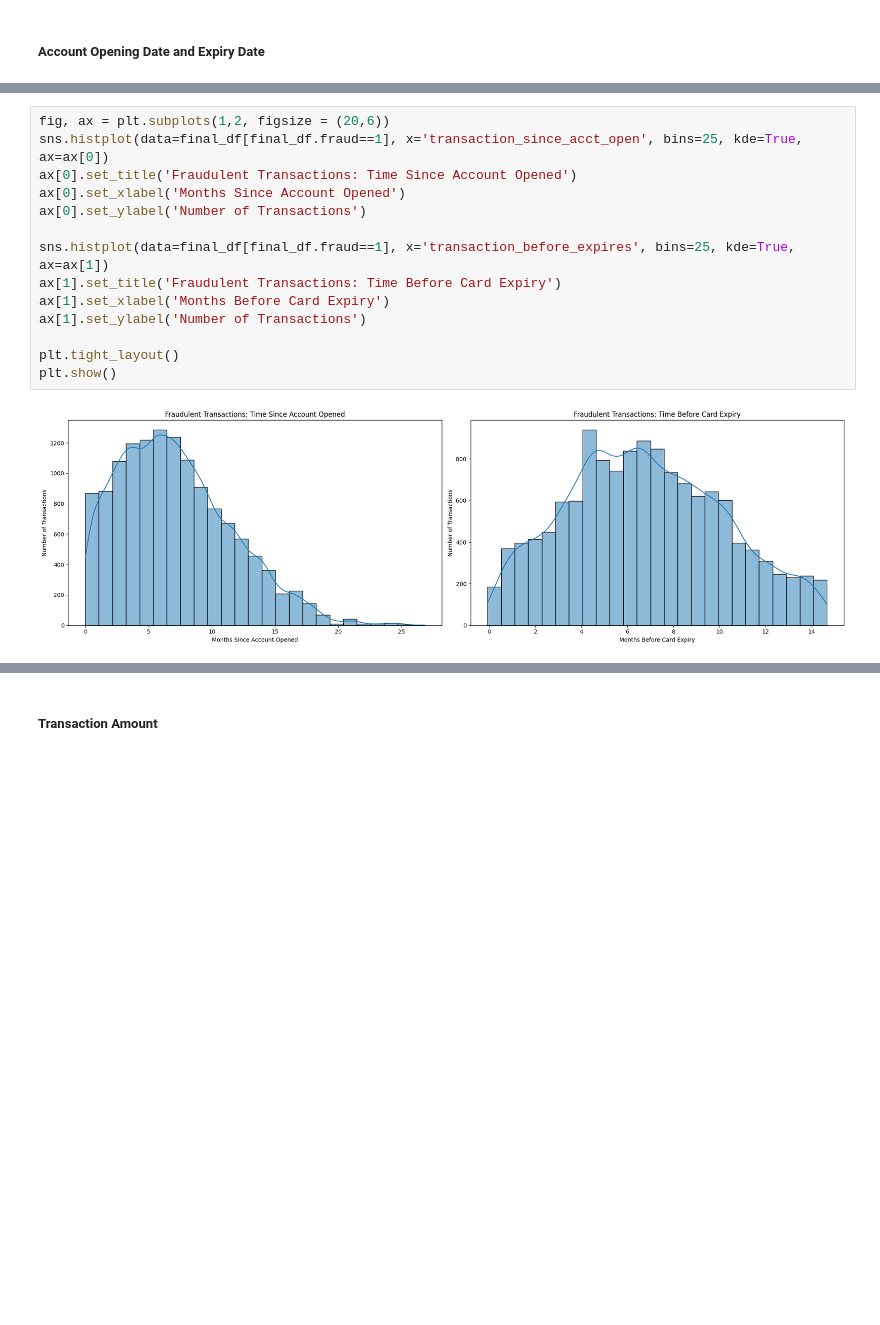
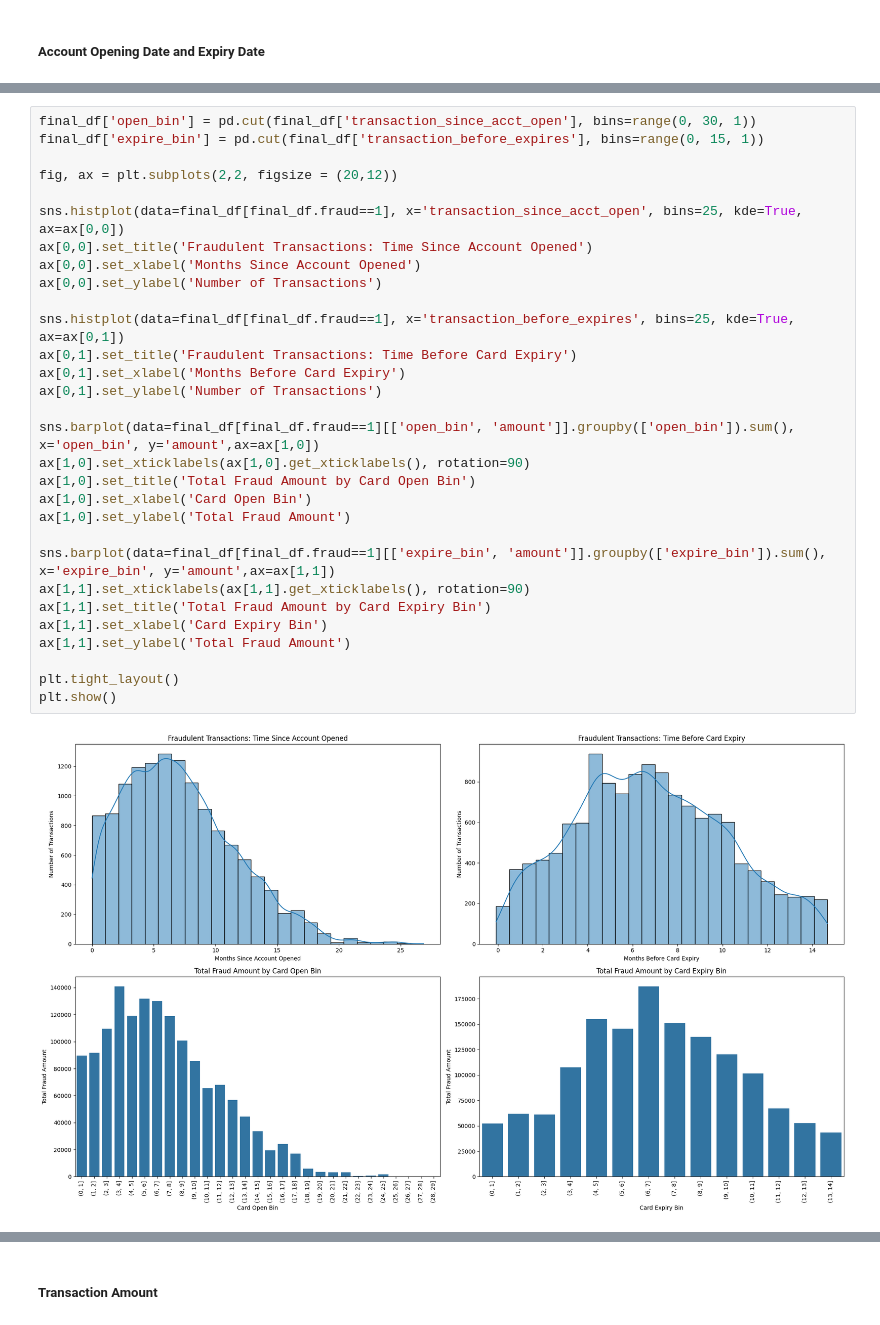
Before and after one commit to yashjadwani/Financial-Fraud-Analysis, a Jupyter notebook: fraud_detection.ipynb, the cells around one changed output, grey strips where cells are left out. Cells and saved outputs as stored; diff of their text form; blank space fills up the shorter version.

```diff
--- a/fraud_detection.ipynb
+++ b/fraud_detection.ipynb
@@ -830,16 +811,32 @@ See the caveats in the documentation: https://pandas.pydata.org/pandas-docs/stab
 # %%
-fig, ax = plt.subplots(1,2, figsize = (20,6))
-sns.histplot(data=final_df[final_df.fraud==1], x='transaction_since_acct_open', bins=25, kde=True, ax=ax[0])
-ax[0].set_title('Fraudulent Transactions: Time Since Account Opened')
-ax[0].set_xlabel('Months Since Account Opened')
-ax[0].set_ylabel('Number of Transactions')
+final_df['open_bin'] = pd.cut(final_df['transaction_since_acct_open'], bins=range(0, 30, 1))
+final_df['expire_bin'] = pd.cut(final_df['transaction_before_expires'], bins=range(0, 15, 1))
 
-sns.histplot(data=final_df[final_df.fraud==1], x='transaction_before_expires', bins=25, kde=True, ax=ax[1])
-ax[1].set_title('Fraudulent Transactions: Time Before Card Expiry')
-ax[1].set_xlabel('Months Before Card Expiry')
-ax[1].set_ylabel('Number of Transactions')
+fig, ax = plt.subplots(2,2, figsize = (20,12))
+
+sns.histplot(data=final_df[final_df.fraud==1], x='transaction_since_acct_open', bins=25, kde=True, ax=ax[0,0])
+ax[0,0].set_title('Fraudulent Transactions: Time Since Account Opened')
+ax[0,0].set_xlabel('Months Since Account Opened')
+ax[0,0].set_ylabel('Number of Transactions')
+
+sns.histplot(data=final_df[final_df.fraud==1], x='transaction_before_expires', bins=25, kde=True, ax=ax[0,1])
+ax[0,1].set_title('Fraudulent Transactions: Time Before Card Expiry')
+ax[0,1].set_xlabel('Months Before Card Expiry')
+ax[0,1].set_ylabel('Number of Transactions')
+
+sns.barplot(data=final_df[final_df.fraud==1][['open_bin', 'amount']].groupby(['open_bin']).sum(), x='open_bin', y='amount',ax=ax[1,0])
+ax[1,0].set_xticklabels(ax[1,0].get_xticklabels(), rotation=90)
+ax[1,0].set_title('Total Fraud Amount by Card Open Bin')
+ax[1,0].set_xlabel('Card Open Bin')
+ax[1,0].set_ylabel('Total Fraud Amount')
+
+sns.barplot(data=final_df[final_df.fraud==1][['expire_bin', 'amount']].groupby(['expire_bin']).sum(), x='expire_bin', y='amount',ax=ax[1,1])
+ax[1,1].set_xticklabels(ax[1,1].get_xticklabels(), rotation=90)
+ax[1,1].set_title('Total Fraud Amount by Card Expiry Bin')
+ax[1,1].set_xlabel('Card Expiry Bin')
+ax[1,1].set_ylabel('Total Fraud Amount')
 
 plt.tight_layout()
 plt.show()
 # %% [output]
-[figure, old version]
+[figure, new version]
```
Also changed, not shown: parts of 82 cells of this notebook.
